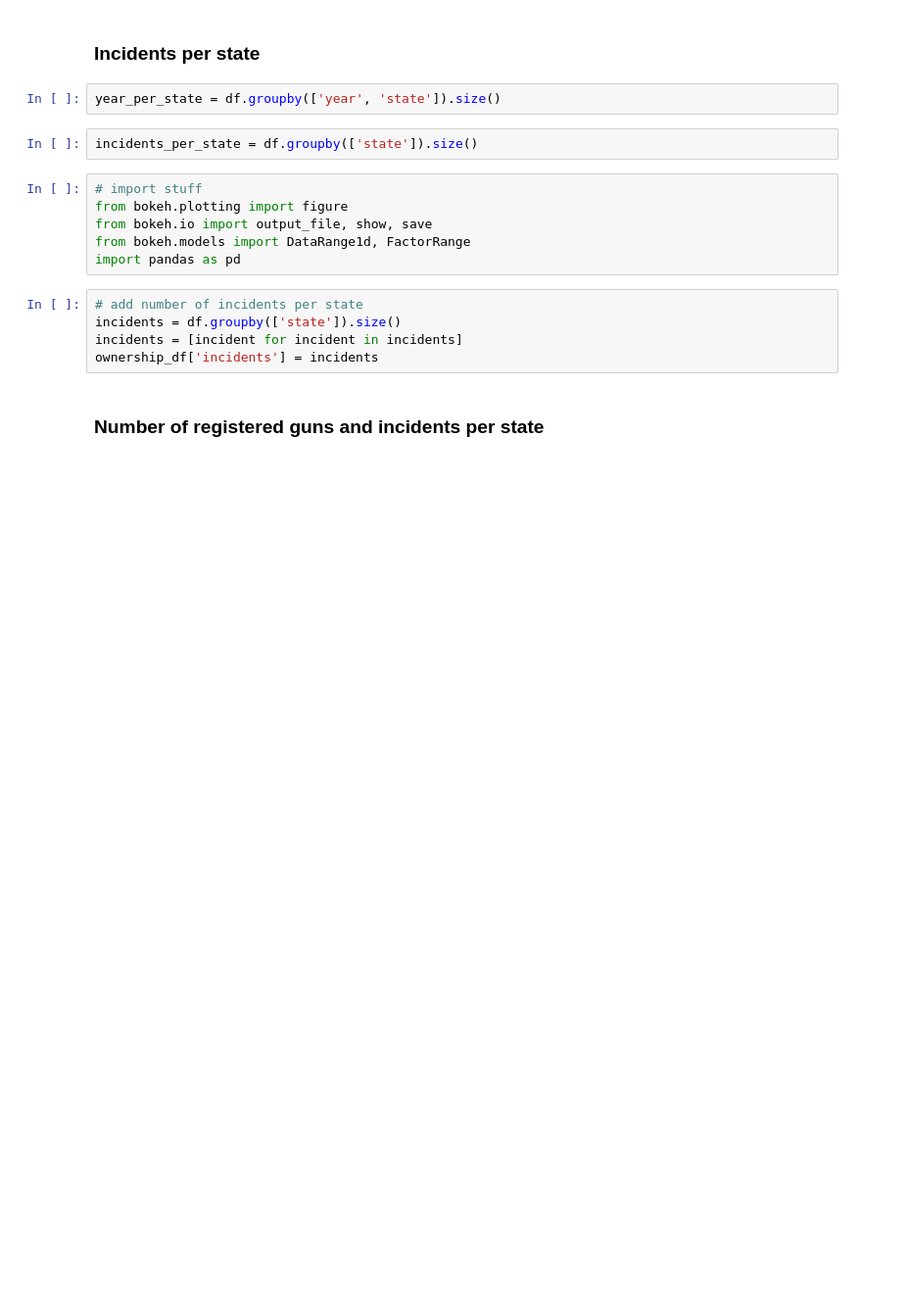
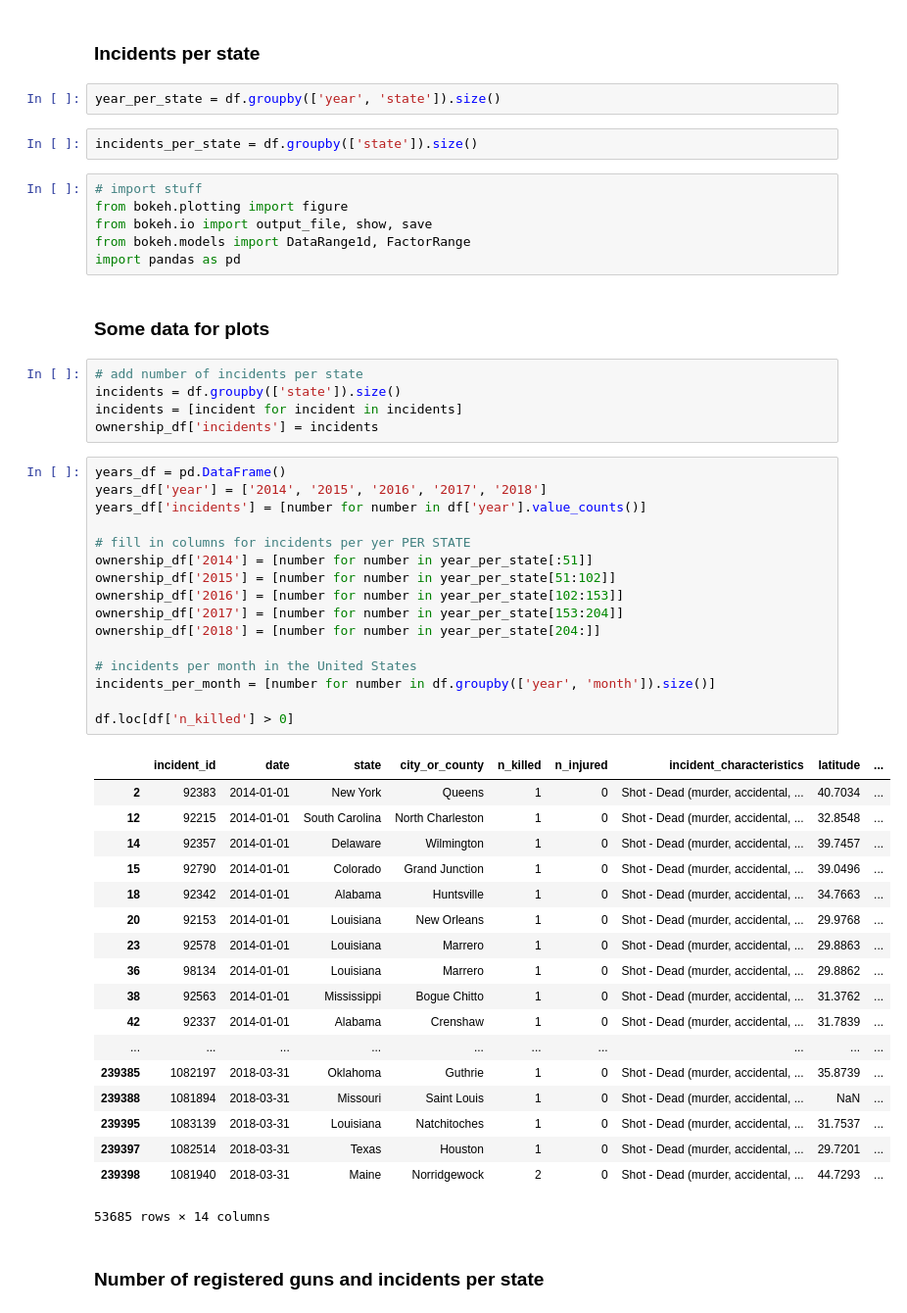
Before and after one commit to youmaywrong/DataProcessing, a Jupyter notebook: date-filtering.ipynb, the cells around one changed output. Shown at 98% size. Saved outputs shown, nothing was run; the diff lists cells and outputs as text; blank space fills up the shorter version.

```diff
--- a/date-filtering.ipynb
+++ b/date-filtering.ipynb
@@ -28,11 +28,48 @@ from bokeh.plotting import figure
 from bokeh.io import output_file, show, save
 from bokeh.models import DataRange1d, FactorRange
 import pandas as pd
+# %% [markdown]
+### Some data for plots
 # %%
 # add number of incidents per state
 incidents = df.groupby(['state']).size()
 incidents = [incident for incident in incidents]
 ownership_df['incidents'] = incidents
+# %%
+years_df = pd.DataFrame()
+years_df['year'] = ['2014', '2015', '2016', '2017', '2018']
+years_df['incidents'] = [number for number in df['year'].value_counts()]
+
+# fill in columns for incidents per yer PER STATE
+ownership_df['2014'] = [number for number in year_per_state[:51]]
+ownership_df['2015'] = [number for number in year_per_state[51:102]]
+ownership_df['2016'] = [number for number in year_per_state[102:153]]
+ownership_df['2017'] = [number for number in year_per_state[153:204]]
+ownership_df['2018'] = [number for number in year_per_state[204:]]
+
+# incidents per month in the United States
+incidents_per_month = [number for number in df.groupby(['year', 'month']).size()]
+
+df.loc[df['n_killed'] > 0]
+# %% [output]
+|  | incident_id | date | state | city_or_county | n_killed | n_injured | incident_characteristics | latitude | ... |
+| 2 | 92383 | 2014-01-01 | New York | Queens | 1 | 0 | Shot - Dead (murder, accidental, ... | 40.7034 | ... |
+| 12 | 92215 | 2014-01-01 | South Carolina | North Charleston | 1 | 0 | Shot - Dead (murder, accidental, ... | 32.8548 | ... |
+| 14 | 92357 | 2014-01-01 | Delaware | Wilmington | 1 | 0 | Shot - Dead (murder, accidental, ... | 39.7457 | ... |
+| 15 | 92790 | 2014-01-01 | Colorado | Grand Junction | 1 | 0 | Shot - Dead (murder, accidental, ... | 39.0496 | ... |
+| 18 | 92342 | 2014-01-01 | Alabama | Huntsville | 1 | 0 | Shot - Dead (murder, accidental, ... | 34.7663 | ... |
+| 20 | 92153 | 2014-01-01 | Louisiana | New Orleans | 1 | 0 | Shot - Dead (murder, accidental, ... | 29.9768 | ... |
+| 23 | 92578 | 2014-01-01 | Louisiana | Marrero | 1 | 0 | Shot - Dead (murder, accidental, ... | 29.8863 | ... |
+| 36 | 98134 | 2014-01-01 | Louisiana | Marrero | 1 | 0 | Shot - Dead (murder, accidental, ... | 29.8862 | ... |
+| 38 | 92563 | 2014-01-01 | Mississippi | Bogue Chitto | 1 | 0 | Shot - Dead (murder, accidental, ... | 31.3762 | ... |
+| 42 | 92337 | 2014-01-01 | Alabama | Crenshaw | 1 | 0 | Shot - Dead (murder, accidental, ... | 31.7839 | ... |
+| ... | ... | ... | ... | ... | ... | ... | ... | ... | ... |
+| 239385 | 1082197 | 2018-03-31 | Oklahoma | Guthrie | 1 | 0 | Shot - Dead (murder, accidental, ... | 35.8739 | ... |
+| 239388 | 1081894 | 2018-03-31 | Missouri | Saint Louis | 1 | 0 | Shot - Dead (murder, accidental, ... | NaN | ... |
+| 239395 | 1083139 | 2018-03-31 | Louisiana | Natchitoches | 1 | 0 | Shot - Dead (murder, accidental, ... | 31.7537 | ... |
+| 239397 | 1082514 | 2018-03-31 | Texas | Houston | 1 | 0 | Shot - Dead (murder, accidental, ... | 29.7201 | ... |
+| 239398 | 1081940 | 2018-03-31 | Maine | Norridgewock | 2 | 0 | Shot - Dead (murder, accidental, ... | 44.7293 | ... |
+53685 rows × 14 columns
 # %% [markdown]
 ### Number of registered guns and incidents per state
 # %%
```
Also changed, not shown: parts of 14 cells of this notebook, 2 other files.
